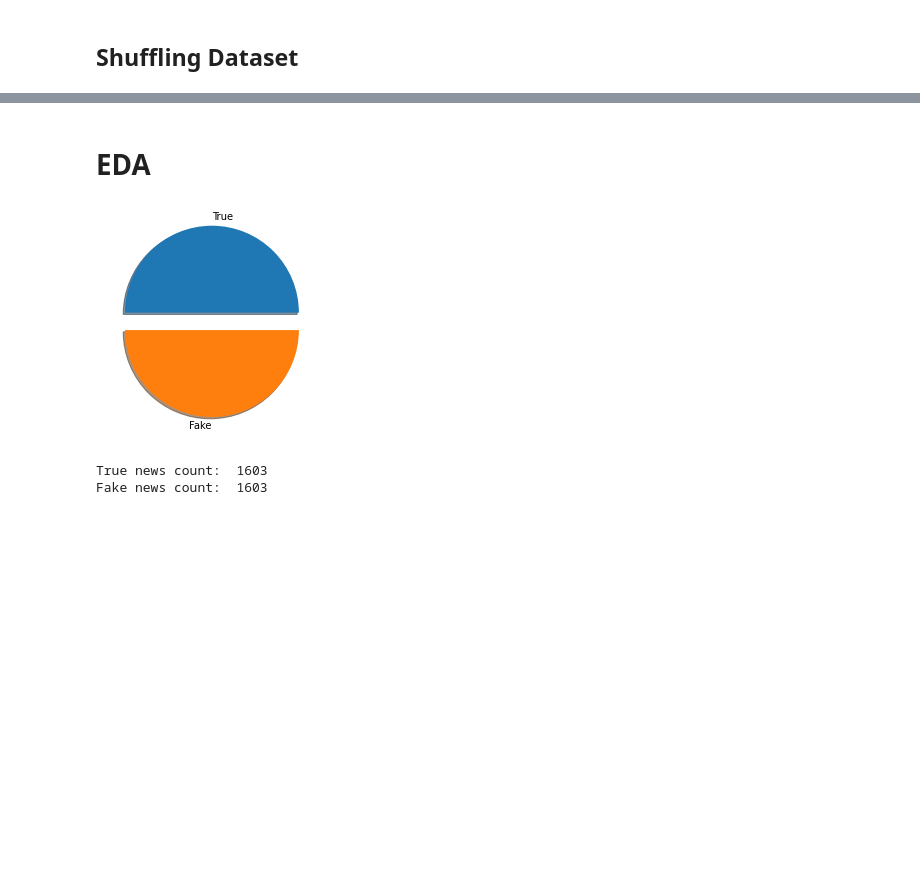
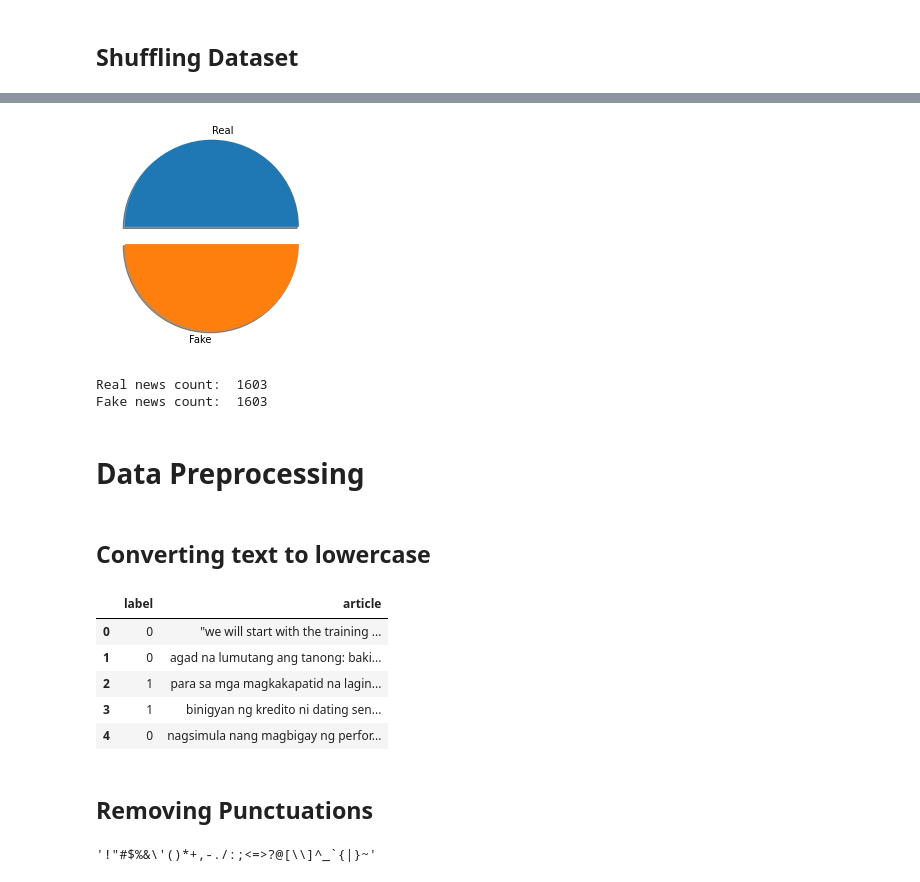
Before and after one commit to mart-anthony-stark/Machine-Learning-and-Deep-Learning, a Jupyter notebook: Fake_News_Detection_PH.ipynb, the cells around one changed output, grey strips where cells are left out. Drawn from its saved outputs; the diff is of its cells as text; code cells hidden in the pictures; blank space fills up the shorter version.

```diff
--- a/Fake_News_Detection_PH.ipynb
+++ b/Fake_News_Detection_PH.ipynb
@@ -80,14 +87,36 @@ df.loc[3202, 'article'] # 1
-# %% [markdown]
-# EDA
 # %%
-true_news = len(df[df['label'] == 1])
-fake_news = len(df[df['label'] == 0])
-plt.pie([true_news, fake_news], labels=['True', 'Fake'], explode = [0.2,0.0] , shadow=True)
+# 1 == Fake and 0 == Real
+real_news = len(df[df['label'] == 0])
+fake_news = len(df[df['label'] == 1])
+plt.pie([real_news, fake_news], labels=['Real', 'Fake'], explode = [0.2,0.0] , shadow=True)
 plt.show()
 
-print("True news count: ", true_news)
+print("Real news count: ", real_news)
 print("Fake news count: ", fake_news)
 # %% [output]
 [figure]
-True news count:  1603
+Real news count:  1603
 Fake news count:  1603
+# %% [markdown]
+# Data Preprocessing
+# %% [markdown]
+## Converting text to lowercase
+# %%
+df['article'] = df['article'].apply(lambda txt: txt.lower())
+# %%
+df.head()
+# %% [output]
+|  | label | article |
+| 0 | 0 | "we will start with the training ... |
+| 1 | 0 | agad na lumutang ang tanong: baki... |
+| 2 | 1 | para sa mga magkakapatid na lagin... |
+| 3 | 1 | binigyan ng kredito ni dating sen... |
+| 4 | 0 | nagsimula nang magbigay ng perfor... |
+# %% [markdown]
+## Removing Punctuations
+# %%
+import string
+
+string.punctuation
+# %% [output]
+'!"#$%&\'()*+,-./:;<=>?@[\\]^_`{|}~'
```
Also changed, not shown: parts of 8 cells of this notebook.
